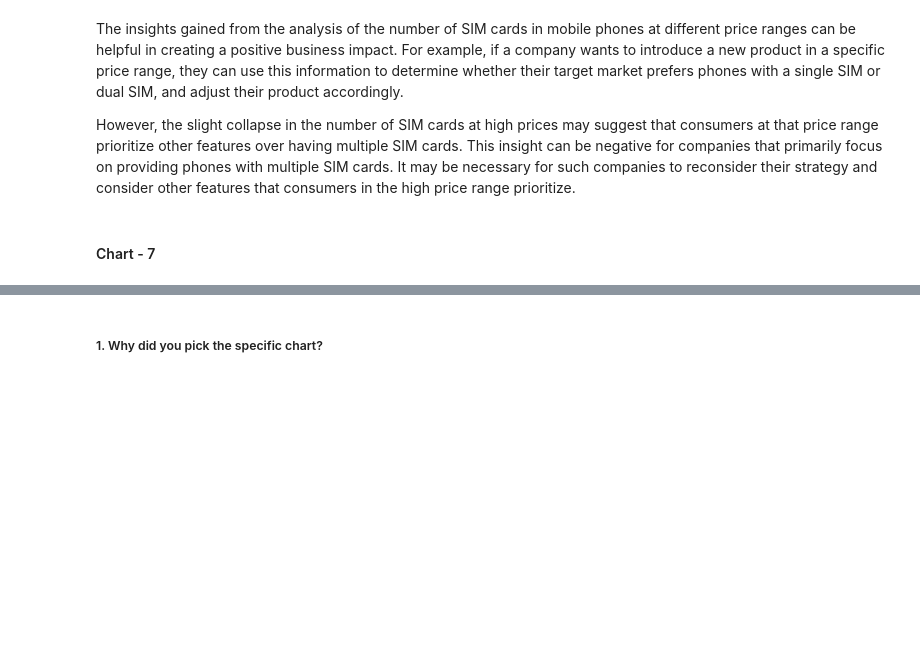
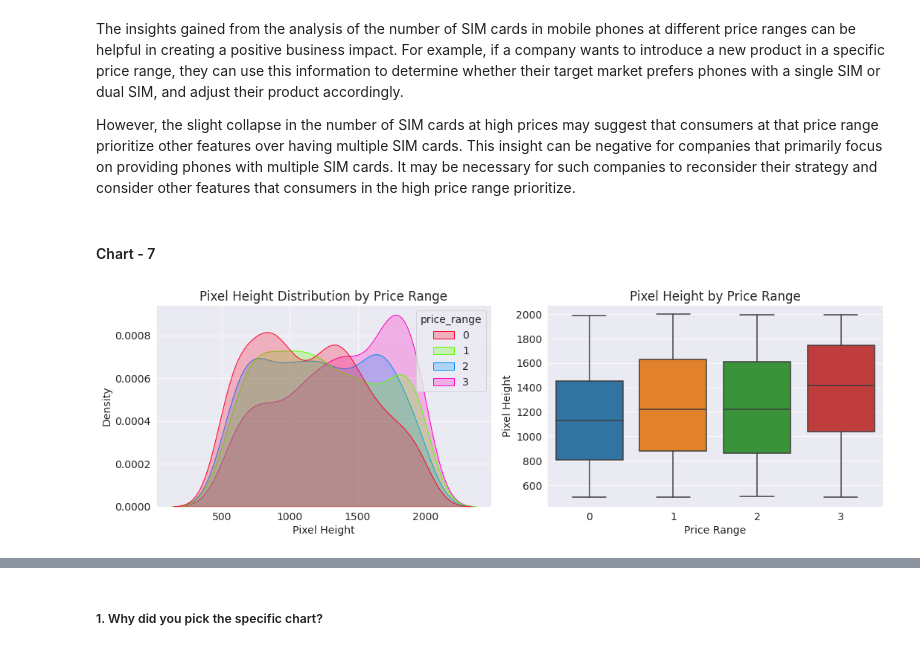
Before and after one commit to rajathAgalkote/MobilePriceRangePrediction_ML_classifier, a Jupyter notebook: Rajathadri_ML_Classifier_MobilePriceRangePrediction.ipynb, the cells around one changed output, grey strips where cells are left out. Drawn from its saved outputs; the diff is of its cells as text; code cells hidden in the pictures; blank space fills up the shorter version.

```diff
--- a/Rajathadri_ML_Classifier_MobilePriceRangePrediction.ipynb
+++ b/Rajathadri_ML_Classifier_MobilePriceRangePrediction.ipynb
@@ -692,0 +695,30 @@ However, the slight collapse in the number of SIM cards at high prices may sugge
+# %%
+# Define func to plot for both px_width and px_height
+
+def kde_box_plts(feature,d):
+  # Set up the figure and axes
+  fig, axs = plt.subplots(1, 2, figsize=(15, 5))
+
+  # Create a kernel density estimate plot for the pixel height distribution for each price range
+  sns.kdeplot(data=d, x=feature, hue='price_range', fill=True, common_norm=False, palette='gist_rainbow', ax=axs[0])
+  axs[0].set_xlabel('Pixel Height')
+  axs[0].set_ylabel('Density')
+  axs[0].set_title('Pixel Height Distribution by Price Range')
+
+  # Create a box plot of pixel height for each price range
+  sns.boxplot(data=d, x='price_range', y=feature, ax=axs[1])
+  axs[1].set_xlabel('Price Range')
+  axs[1].set_ylabel('Pixel Height')
+  axs[1].set_title('Pixel Height by Price Range')
+
+  # Adjust the layout and spacing
+  plt.tight_layout()
+
+  # Show the plot
+  plt.show()
+# %%
+# Px_width vs Price Range
+
+kde_box_plts('px_width',df)
+# %% [output]
+[figure, added]
```
Also changed, not shown: parts of 8 cells of this notebook.
